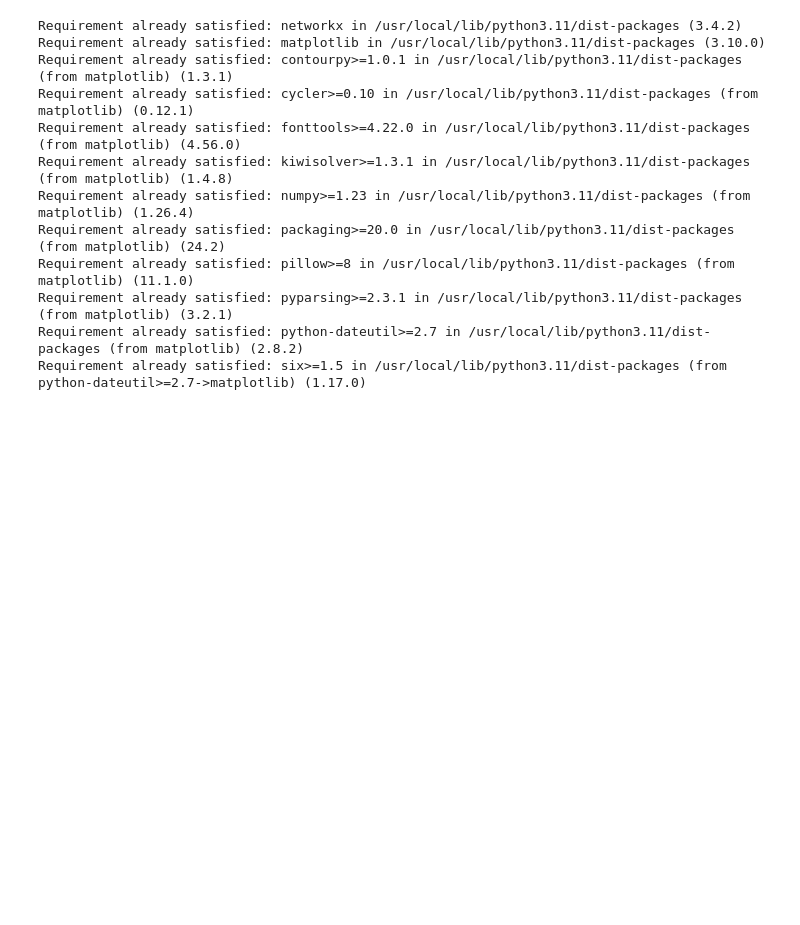
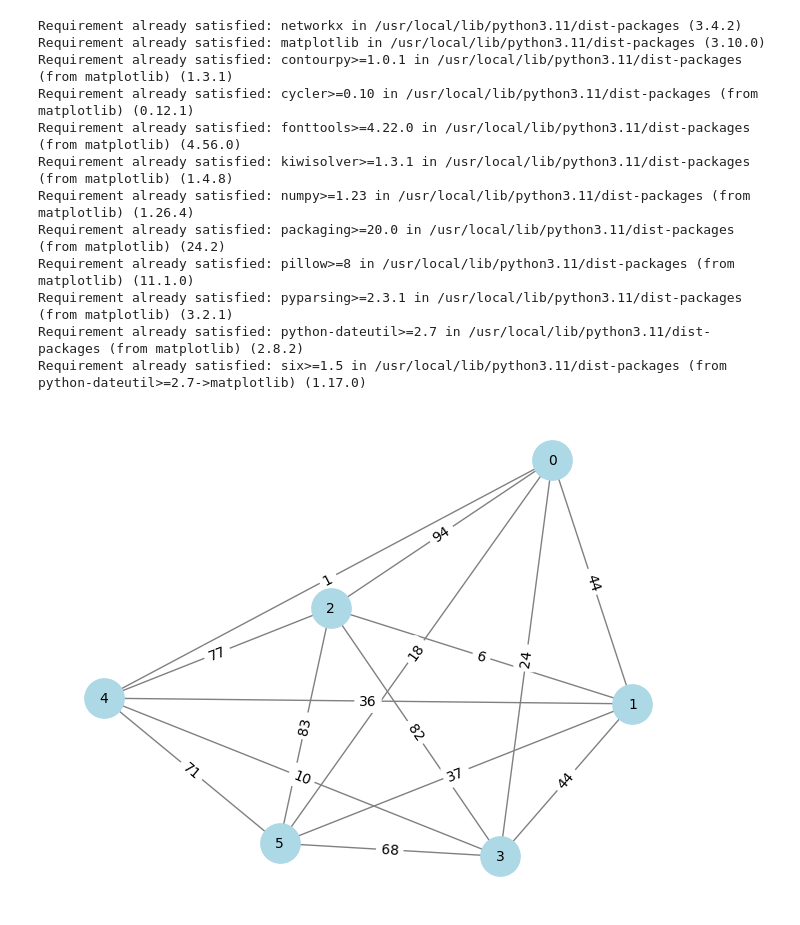
Before and after one commit to VBagekar/tsp-approximation-solver, a Jupyter notebook: TSP_Approx_Solver.ipynb, the cells around one changed output. Cells and saved outputs as stored; diff of their text form; code cells hidden in the pictures; blank space fills up the shorter version.

Commit message:
Initial commit - Graph generation and visualization

```diff
--- a/TSP_Approx_Solver.ipynb
+++ b/TSP_Approx_Solver.ipynb
@@ -17,0 +22,19 @@ Requirement already satisfied: six>=1.5 in /usr/local/lib/python3.11/dist-packag
+# %%
+def generate_graph(n, weight_range=(1, 100)):
+    G = nx.complete_graph(n)
+    for (u, v) in G.edges():
+        G[u][v]['weight'] = random.randint(*weight_range)
+    return G
+# %%
+def draw_graph(G):
+    pos = nx.spring_layout(G)
+    labels = nx.get_edge_attributes(G, 'weight')
+    nx.draw(G, pos, with_labels=True, node_color='lightblue', edge_color='gray', node_size=800, font_size=10)
+    nx.draw_networkx_edge_labels(G, pos, edge_labels=labels)
+    plt.show()
+# %%
+n_nodes = 6
+G = generate_graph(n_nodes)
+draw_graph(G)
+# %% [output]
+[figure, added]
```
Also changed, not shown: parts of 1 cell of this notebook.
